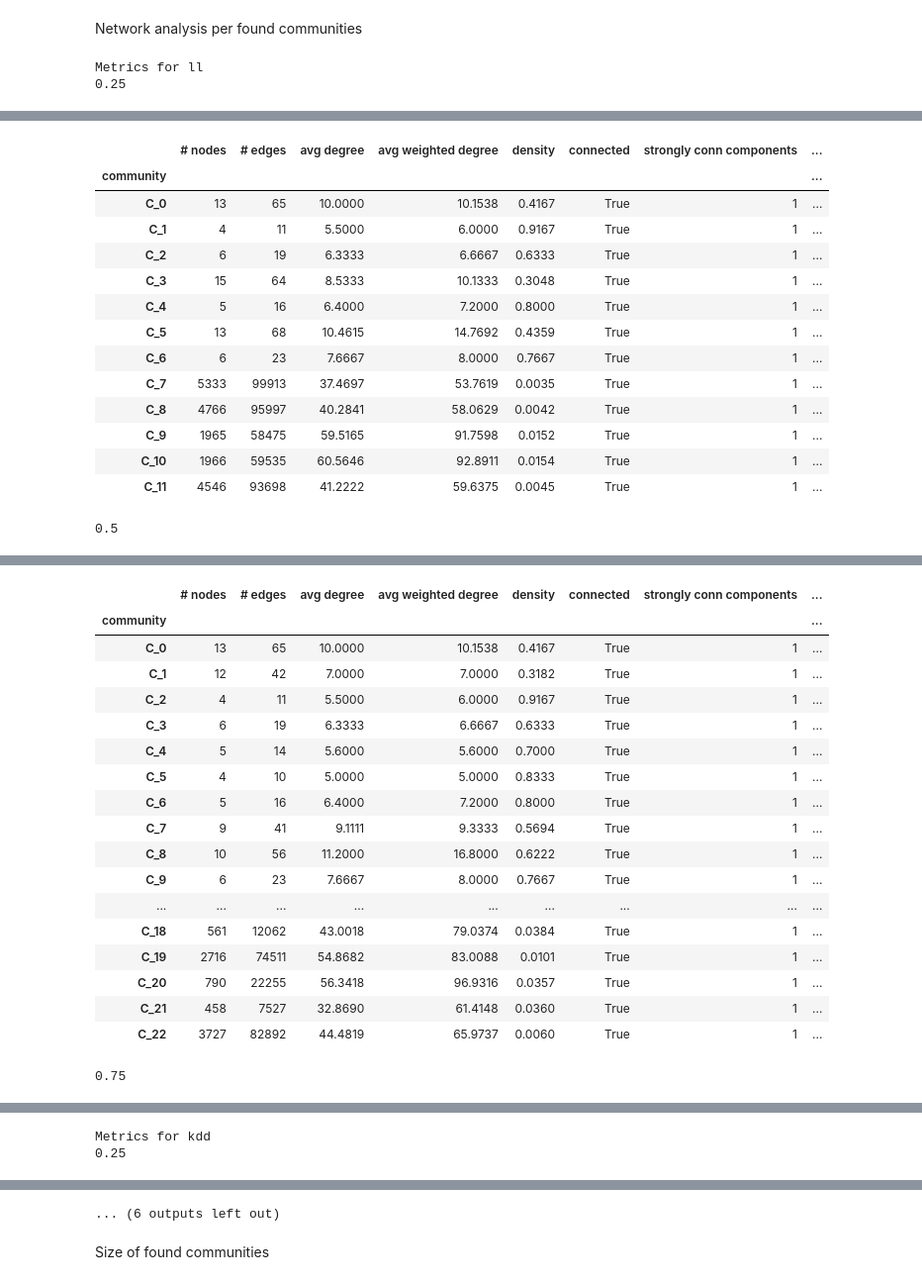
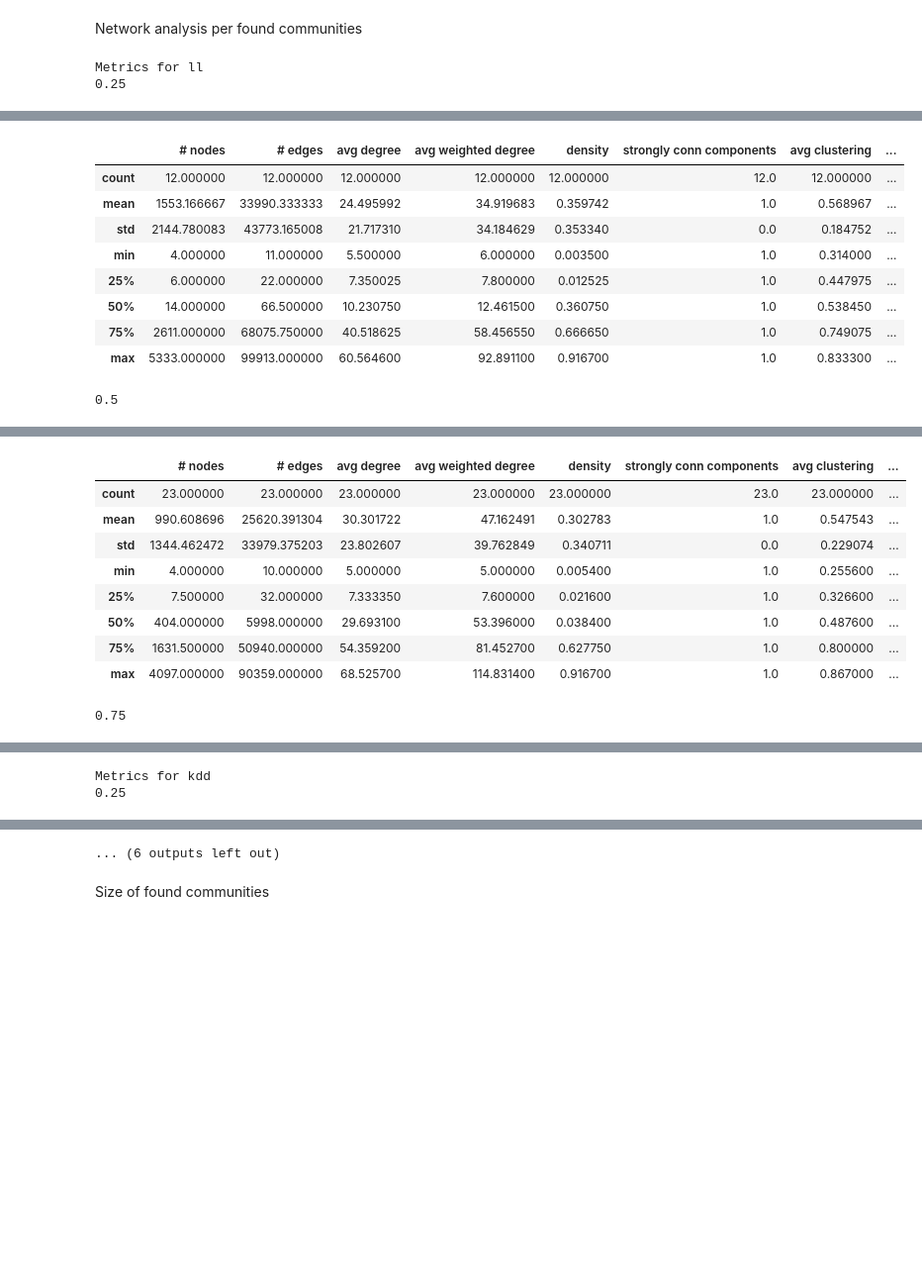
Before and after one commit to flaprimo/twitter-network-analysis, a Jupyter notebook: analysis.ipynb, the cells around one changed output, grey strips where cells are left out. Shown at 99% size. Drawn from its saved outputs; the diff is of its cells as text; code cells hidden in the pictures; blank space fills up the shorter version.

```diff
--- a/analysis.ipynb
+++ b/analysis.ipynb
@@ -162,46 +162,32 @@ Network analysis per found communities
 # %%
 for data_fn, m_list in m.items():
     print(f'Metrics for {data_fn}')
     for e, m_element in m_list.items():
         print(e)
-        display(Analysis.describe_communities(m_element))
+        display(Analysis.describe_communities(m_element).describe())
 # %% [output]
 Metrics for ll
 0.25
 [interactive output not drawn]
-|  | # nodes | # edges | avg degree | avg weighted degree | density | connected | strongly conn components | ... |
-| community |  |  |  |  |  |  |  | ... |
-| C_0 | 13 | 65 | 10.0000 | 10.1538 | 0.4167 | True | 1 | ... |
-| C_1 | 4 | 11 | 5.5000 | 6.0000 | 0.9167 | True | 1 | ... |
-| C_2 | 6 | 19 | 6.3333 | 6.6667 | 0.6333 | True | 1 | ... |
-| C_3 | 15 | 64 | 8.5333 | 10.1333 | 0.3048 | True | 1 | ... |
-| C_4 | 5 | 16 | 6.4000 | 7.2000 | 0.8000 | True | 1 | ... |
-| C_5 | 13 | 68 | 10.4615 | 14.7692 | 0.4359 | True | 1 | ... |
-| C_6 | 6 | 23 | 7.6667 | 8.0000 | 0.7667 | True | 1 | ... |
-| C_7 | 5333 | 99913 | 37.4697 | 53.7619 | 0.0035 | True | 1 | ... |
-| C_8 | 4766 | 95997 | 40.2841 | 58.0629 | 0.0042 | True | 1 | ... |
-| C_9 | 1965 | 58475 | 59.5165 | 91.7598 | 0.0152 | True | 1 | ... |
-| C_10 | 1966 | 59535 | 60.5646 | 92.8911 | 0.0154 | True | 1 | ... |
-| C_11 | 4546 | 93698 | 41.2222 | 59.6375 | 0.0045 | True | 1 | ... |
+|  | # nodes | # edges | avg degree | avg weighted degree | density | strongly conn components | avg clustering | ... |
+| count | 12.000000 | 12.000000 | 12.000000 | 12.000000 | 12.000000 | 12.0 | 12.000000 | ... |
+| mean | 1553.166667 | 33990.333333 | 24.495992 | 34.919683 | 0.359742 | 1.0 | 0.568967 | ... |
+| std | 2144.780083 | 43773.165008 | 21.717310 | 34.184629 | 0.353340 | 0.0 | 0.184752 | ... |
+| min | 4.000000 | 11.000000 | 5.500000 | 6.000000 | 0.003500 | 1.0 | 0.314000 | ... |
+| 25% | 6.000000 | 22.000000 | 7.350025 | 7.800000 | 0.012525 | 1.0 | 0.447975 | ... |
+| 50% | 14.000000 | 66.500000 | 10.230750 | 12.461500 | 0.360750 | 1.0 | 0.538450 | ... |
+| 75% | 2611.000000 | 68075.750000 | 40.518625 | 58.456550 | 0.666650 | 1.0 | 0.749075 | ... |
+| max | 5333.000000 | 99913.000000 | 60.564600 | 92.891100 | 0.916700 | 1.0 | 0.833300 | ... |
 0.5
 [interactive output not drawn]
-|  | # nodes | # edges | avg degree | avg weighted degree | density | connected | strongly conn components | ... |
-| community |  |  |  |  |  |  |  | ... |
-| C_0 | 13 | 65 | 10.0000 | 10.1538 | 0.4167 | True | 1 | ... |
-| C_1 | 12 | 42 | 7.0000 | 7.0000 | 0.3182 | True | 1 | ... |
-| C_2 | 4 | 11 | 5.5000 | 6.0000 | 0.9167 | True | 1 | ... |
-| C_3 | 6 | 19 | 6.3333 | 6.6667 | 0.6333 | True | 1 | ... |
-| C_4 | 5 | 14 | 5.6000 | 5.6000 | 0.7000 | True | 1 | ... |
-| C_5 | 4 | 10 | 5.0000 | 5.0000 | 0.8333 | True | 1 | ... |
-| C_6 | 5 | 16 | 6.4000 | 7.2000 | 0.8000 | True | 1 | ... |
-| C_7 | 9 | 41 | 9.1111 | 9.3333 | 0.5694 | True | 1 | ... |
-| C_8 | 10 | 56 | 11.2000 | 16.8000 | 0.6222 | True | 1 | ... |
-| C_9 | 6 | 23 | 7.6667 | 8.0000 | 0.7667 | True | 1 | ... |
-| ... | ... | ... | ... | ... | ... | ... | ... | ... |
-| C_18 | 561 | 12062 | 43.0018 | 79.0374 | 0.0384 | True | 1 | ... |
-| C_19 | 2716 | 74511 | 54.8682 | 83.0088 | 0.0101 | True | 1 | ... |
-| C_20 | 790 | 22255 | 56.3418 | 96.9316 | 0.0357 | True | 1 | ... |
-| C_21 | 458 | 7527 | 32.8690 | 61.4148 | 0.0360 | True | 1 | ... |
-| C_22 | 3727 | 82892 | 44.4819 | 65.9737 | 0.0060 | True | 1 | ... |
+|  | # nodes | # edges | avg degree | avg weighted degree | density | strongly conn components | avg clustering | ... |
+| count | 23.000000 | 23.000000 | 23.000000 | 23.000000 | 23.000000 | 23.0 | 23.000000 | ... |
+| mean | 990.608696 | 25620.391304 | 30.301722 | 47.162491 | 0.302783 | 1.0 | 0.547543 | ... |
+| std | 1344.462472 | 33979.375203 | 23.802607 | 39.762849 | 0.340711 | 0.0 | 0.229074 | ... |
+| min | 4.000000 | 10.000000 | 5.000000 | 5.000000 | 0.005400 | 1.0 | 0.255600 | ... |
+| 25% | 7.500000 | 32.000000 | 7.333350 | 7.600000 | 0.021600 | 1.0 | 0.326600 | ... |
+| 50% | 404.000000 | 5998.000000 | 29.693100 | 53.396000 | 0.038400 | 1.0 | 0.487600 | ... |
+| 75% | 1631.500000 | 50940.000000 | 54.359200 | 81.452700 | 0.627750 | 1.0 | 0.800000 | ... |
+| max | 4097.000000 | 90359.000000 | 68.525700 | 114.831400 | 0.916700 | 1.0 | 0.867000 | ... |
 0.75
 [interactive output not drawn]
```
Also changed, not shown: parts of 9 cells of this notebook.
